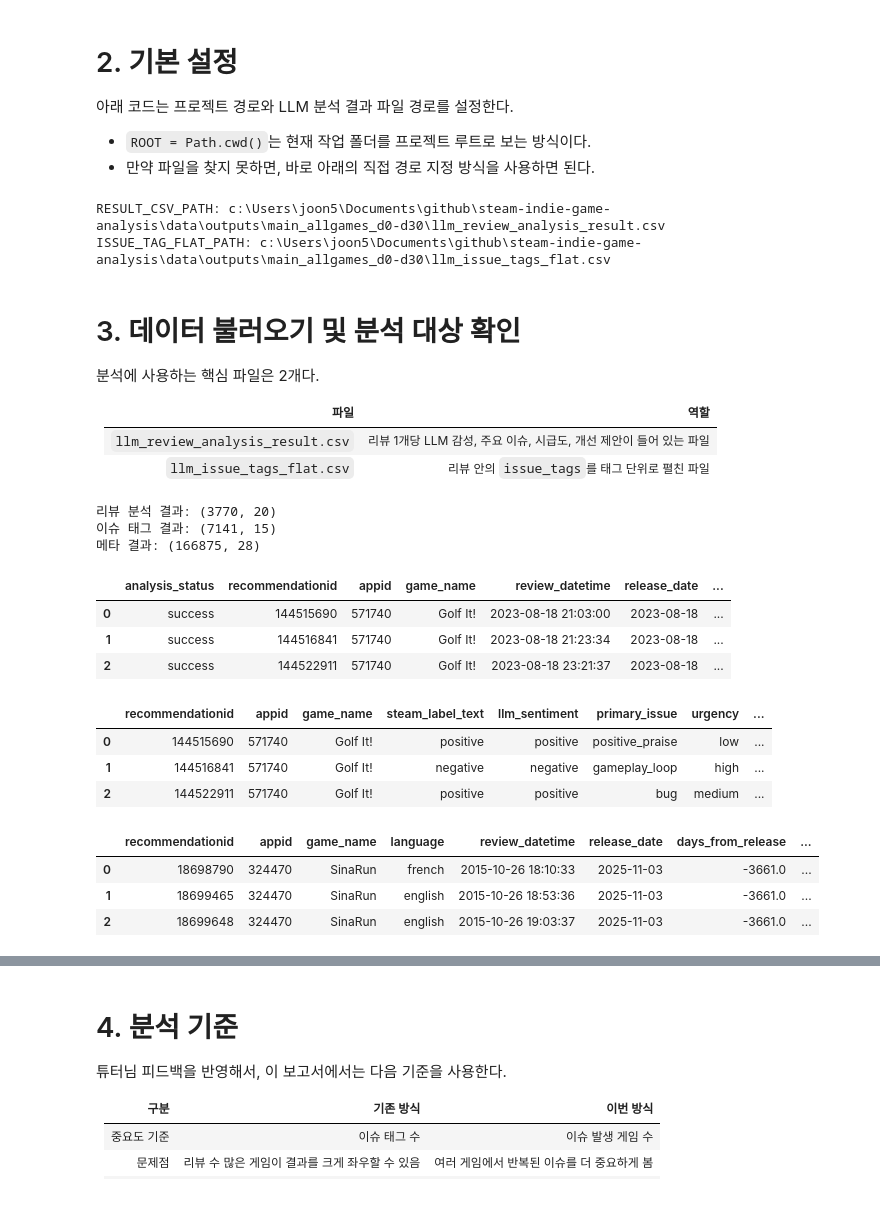
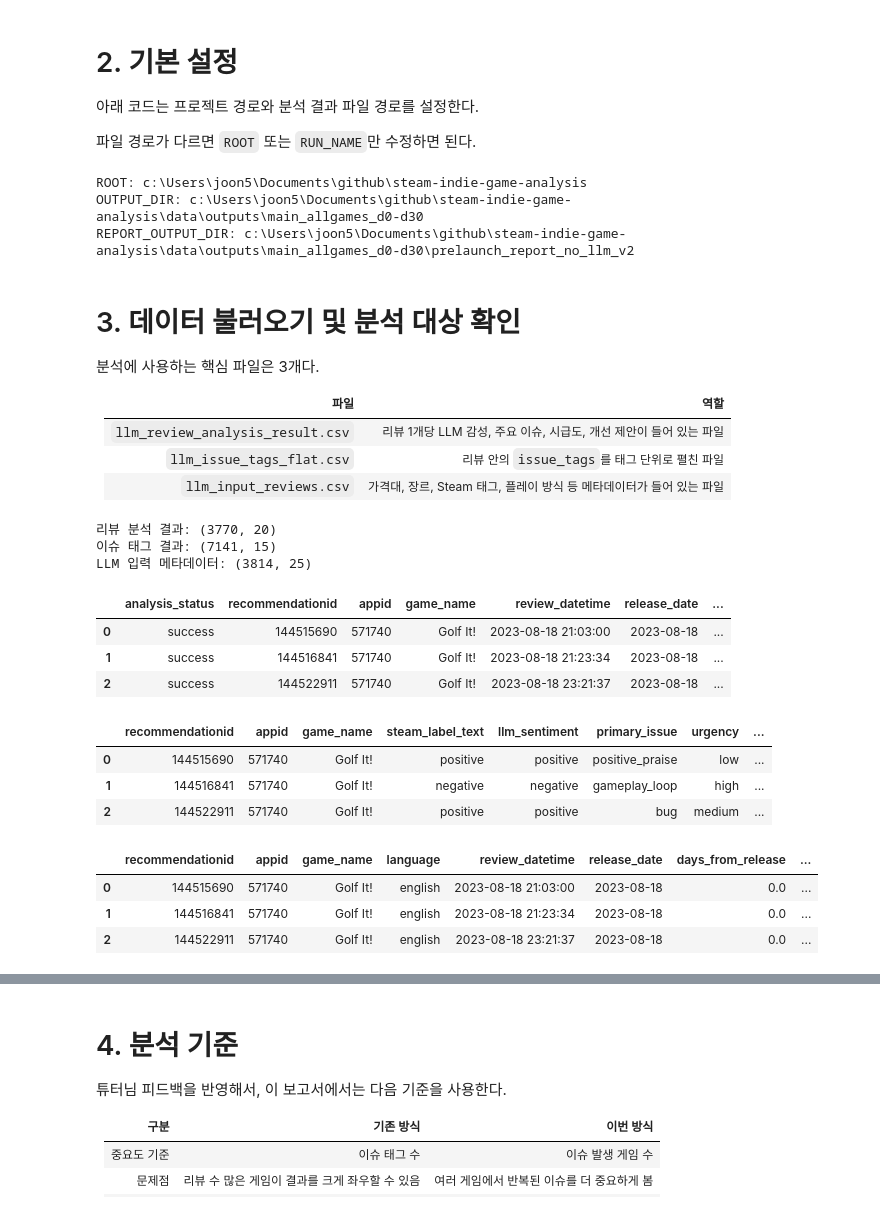
Before and after one commit to jinnyjinnyjinjin/steam-indie-game-analysis, a Jupyter notebook: src/notebooks/seoung/LLMtest/03-1_llm_sentiment_allgames_PreLaunch_report_v3.ipynb, the cells around one changed output, grey strips where cells are left out. Drawn from its saved outputs; the diff is of its cells as text; code cells hidden in the pictures.

```diff
--- a/src/notebooks/seoung/LLMtest/03-1_llm_sentiment_allgames_PreLaunch_report_v3.ipynb
+++ b/src/notebooks/seoung/LLMtest/03-1_llm_sentiment_allgames_PreLaunch_report_v3.ipynb
@@ -18,10 +21,9 @@ LLM은 리뷰 단위로 감성, 이슈 태그, urgency, 개선 제안을 분류
 # %% [markdown]
 # 2. 기본 설정
 
-아래 코드는 프로젝트 경로와 LLM 분석 결과 파일 경로를 설정한다.
+아래 코드는 프로젝트 경로와 분석 결과 파일 경로를 설정한다.
 
-- `ROOT = Path.cwd()`는 현재 작업 폴더를 프로젝트 루트로 보는 방식이다.
-- 만약 파일을 찾지 못하면, 바로 아래의 직접 경로 지정 방식을 사용하면 된다.
+파일 경로가 다르면 `ROOT` 또는 `RUN_NAME`만 수정하면 된다.
 # %%
 # ============================================================
 # 기본 라이브러리
@@ -54,8 +58,9 @@ pd.set_option("display.max_columns", 120)
 pd.set_option("display.max_colwidth", 120)
 # %%
 # ============================================================
-# LLM 분석 산출물 폴더
+# 경로 설정
 # ============================================================
+# 다른 환경에서 실행할 경우 ROOT만 본인 프로젝트 경로에 맞게 수정한다.
 ROOT = Path.cwd()
 
 # Jupyter 실행 위치가 하위 폴더일 수 있으므로,
@@ -66,71 +71,67 @@ if not (ROOT / "data" / "preprocessed").exists():
             ROOT = parent
             break
 
-# ============================================================
-# LLM 실행 결과 폴더
-# ============================================================
+# 03_run_llm_allgames_analysi.ipynb에서 사용한 실행 이름과 맞춘다.
 RUN_NAME = "main_allgames_d0-d30"
 OUTPUT_DIR = ROOT / "data" / "outputs" / RUN_NAME
-OUTPUT_DIR.mkdir(parents=True, exist_ok=True)
 
-# 보고서에 표시할 LLM 실행 설정값
-TARGET_GENRE = "Action"
-REVIEWS_PER_GAME = 100
-MAX_TOTAL_REVIEWS = 1000
-SAMPLE_MODE = "balanced_by_steam_label"
-
-# LLM 분석 산출물
+# LLM 실행 산출물
 RESULT_CSV_PATH = OUTPUT_DIR / "llm_review_analysis_result.csv"
 ISSUE_TAG_FLAT_PATH = OUTPUT_DIR / "llm_issue_tags_flat.csv"
+LLM_INPUT_PATH = OUTPUT_DIR / "llm_input_reviews.csv"
 
-# 전처리 산출물 후보 경로
-LLM_INPUT_RUN_NAME = "preprocess_llm"
-LLM_INPUT_OUTPUT_DIR = ROOT / "data" / "outputs" / LLM_INPUT_RUN_NAME
-LLM_INPUT_PATH = LLM_INPUT_OUTPUT_DIR / "llm_preprocessed_reviews.csv"
+# 조원 EDA에서 사용한 게임 성과 등급 데이터
+GRADED_GAMES_PATH = ROOT / "data" / "preprocessed" / "steam_indie_games_graded.csv"
 
-print("RESULT_CSV_PATH:", RESULT_CSV_PATH)
-print("ISSUE_TAG_FLAT_PATH:", ISSUE_TAG_FLAT_PATH)
+# 보고서 저장 폴더
+REPORT_OUTPUT_DIR = OUTPUT_DIR / "prelaunch_report_no_llm_v2"
+REPORT_OUTPUT_DIR.mkdir(parents=True, exist_ok=True)
+
+print("ROOT:", ROOT)
+print("OUTPUT_DIR:", OUTPUT_DIR)
+print("REPORT_OUTPUT_DIR:", REPORT_OUTPUT_DIR)
 # %% [output]
-RESULT_CSV_PATH: c:\Users\joon5\Documents\github\steam-indie-game-analysis\data\outputs\main_allgames_d0-d30\llm_review_analysis_result.csv
-ISSUE_TAG_FLAT_PATH: c:\Users\joon5\Documents\github\steam-indie-game-analysis\data\outputs\main_allgames_d0-d30\llm_issue_tags_flat.csv
+ROOT: c:\Users\joon5\Documents\github\steam-indie-game-analysis
+OUTPUT_DIR: c:\Users\joon5\Documents\github\steam-indie-game-analysis\data\outputs\main_allgames_d0-d30
+REPORT_OUTPUT_DIR: c:\Users\joon5\Documents\github\steam-indie-game-analysis\data\outputs\main_allgames_d0-d30\prelaunch_report_no_llm_v2
 # %% [markdown]
 # 3. 데이터 불러오기 및 분석 대상 확인
 
-분석에 사용하는 핵심 파일은 2개다.
+분석에 사용하는 핵심 파일은 3개다.
 
 | 파일 | 역할 |
 |---|---|
 | `llm_review_analysis_result.csv` | 리뷰 1개당 LLM 감성, 주요 이슈, 시급도, 개선 제안이 들어 있는 파일 |
 | `llm_issue_tags_flat.csv` | 리뷰 안의 `issue_tags`를 태그 단위로 펼친 파일 |
+| `llm_input_reviews.csv` | 가격대, 장르, Steam 태그, 플레이 방식 등 메타데이터가 들어 있는 파일 |
 # %%
 # ============================================================
 # 데이터 불러오기
 # ============================================================
-
 review_df = pd.read_csv(RESULT_CSV_PATH)
 tag_df = pd.read_csv(ISSUE_TAG_FLAT_PATH)
-meta_df = pd.read_csv(LLM_INPUT_PATH)
+llm_input_df = pd.read_csv(LLM_INPUT_PATH)
 
 print("리뷰 분석 결과:", review_df.shape)
 print("이슈 태그 결과:", tag_df.shape)
-print("메타 결과:", meta_df.shape)
+print("LLM 입력 메타데이터:", llm_input_df.shape)
 
 display(review_df.head(3))
 display(tag_df.head(3))
-display(meta_df.head(3))
+display(llm_input_df.head(3))
 # %% [output]
 리뷰 분석 결과: (3770, 20)
 이슈 태그 결과: (7141, 15)
-메타 결과: (166875, 28)
+LLM 입력 메타데이터: (3814, 25)
 |  | analysis_status | recommendationid | appid | game_name | review_datetime | release_date | ... |
 | 0 | success | 144515690 | 571740 | Golf It! | 2023-08-18 21:03:00 | 2023-08-18 | ... |
 | 1 | success | 144516841 | 571740 | Golf It! | 2023-08-18 21:23:34 | 2023-08-18 | ... |
 | 2 | success | 144522911 | 571740 | Golf It! | 2023-08-18 23:21:37 | 2023-08-18 | ... |
 |  | recommendationid | appid | game_name | steam_label_text | llm_sentiment | primary_issue | urgency | ... |
 | 0 | 144515690 | 571740 | Golf It! | positive | positive | positive_praise | low | ... |
 | 1 | 144516841 | 571740 | Golf It! | negative | negative | gameplay_loop | high | ... |
 | 2 | 144522911 | 571740 | Golf It! | positive | positive | bug | medium | ... |
 |  | recommendationid | appid | game_name | language | review_datetime | release_date | days_from_release | ... |
-| 0 | 18698790 | 324470 | SinaRun | french | 2015-10-26 18:10:33 | 2025-11-03 | -3661.0 | ... |
-| 1 | 18699465 | 324470 | SinaRun | english | 2015-10-26 18:53:36 | 2025-11-03 | -3661.0 | ... |
-| 2 | 18699648 | 324470 | SinaRun | english | 2015-10-26 19:03:37 | 2025-11-03 | -3661.0 | ... |
+| 0 | 144515690 | 571740 | Golf It! | english | 2023-08-18 21:03:00 | 2023-08-18 | 0.0 | ... |
+| 1 | 144516841 | 571740 | Golf It! | english | 2023-08-18 21:23:34 | 2023-08-18 | 0.0 | ... |
+| 2 | 144522911 | 571740 | Golf It! | english | 2023-08-18 23:21:37 | 2023-08-18 | 0.0 | ... |
```
Also changed, not shown: parts of 105 cells of this notebook, 2 other files.
